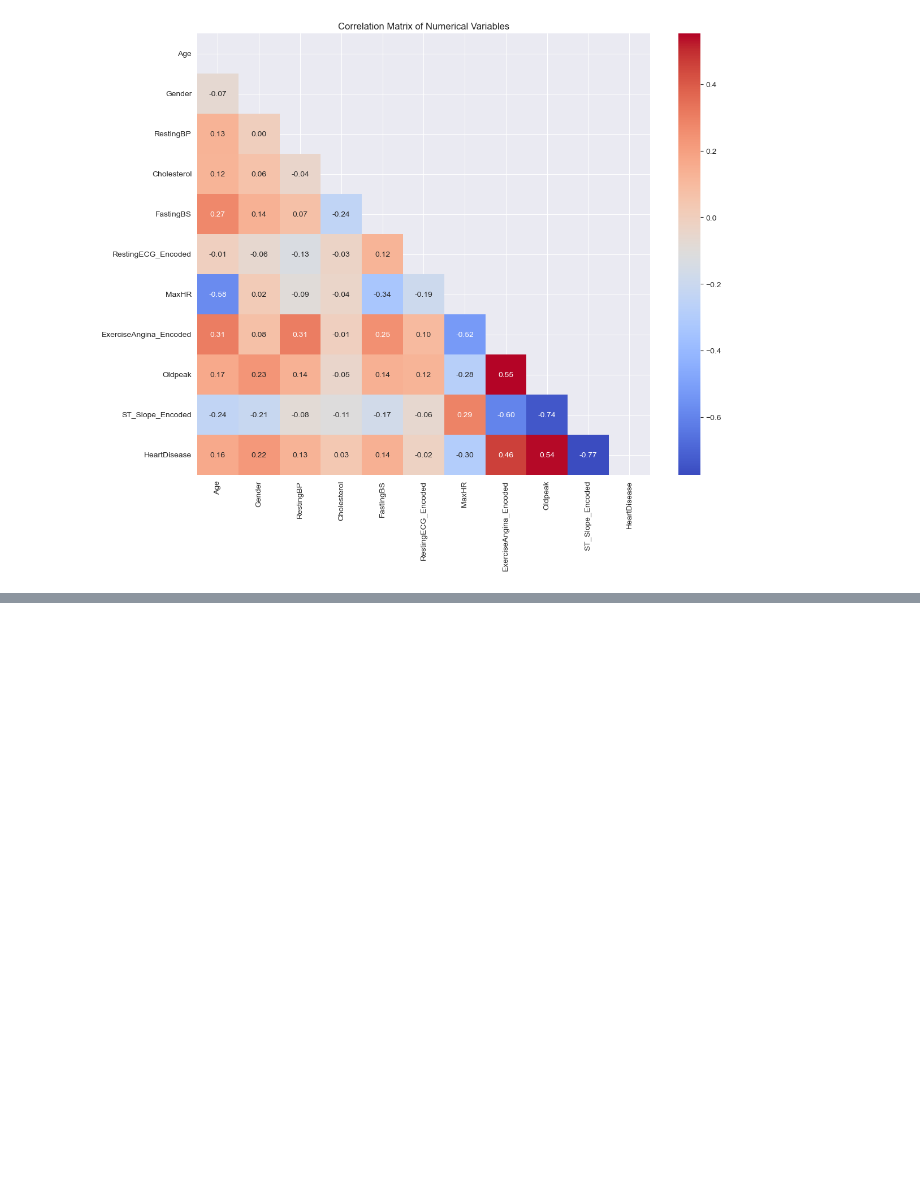
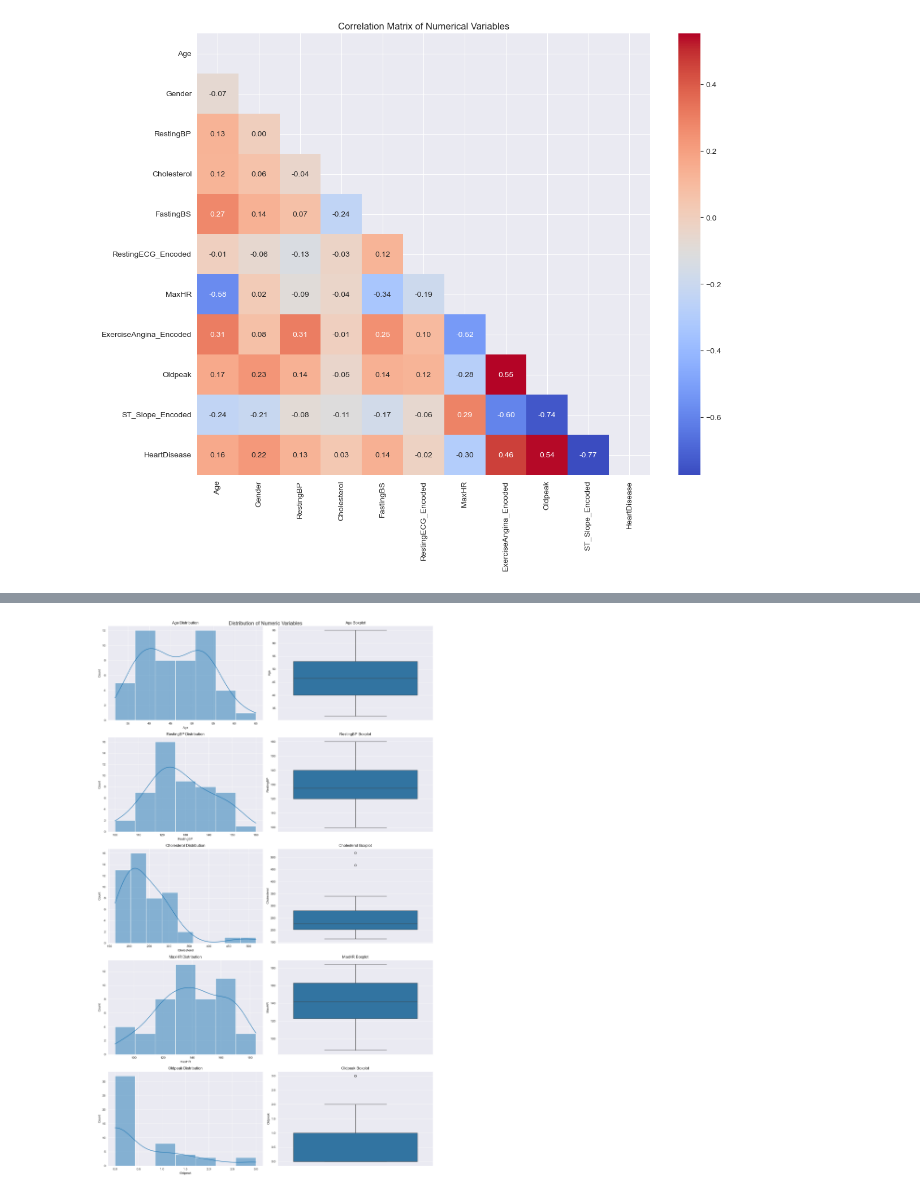
Before and after one commit to abdelmoniem-saad/Heart-Disease-Inferential-Statistics, a Jupyter notebook: Heart_Disease_Statistical_Inference.ipynb, the cells around one changed output, grey strips where cells are left out. Saved outputs shown, nothing was run; the diff lists cells and outputs as text; code cells hidden in the pictures; blank space fills up the shorter version.

```diff
--- a/Heart_Disease_Statistical_Inference.ipynb
+++ b/Heart_Disease_Statistical_Inference.ipynb
@@ -166,7 +170,5 @@ Name: proportion, dtype: object
 true_numeric = ['Age', 'RestingBP', 'Cholesterol', 'MaxHR', 'Oldpeak']
 binary_encoded = ['Gender', 'ExerciseAngina_Encoded', 'FastingBS', 'ST_Slope_Encoded', 'RestingECG_Encoded', 'HeartDisease']
 
-df = pd.get_dummies(df, columns=['ChestPainType'])
-
 df.head()
 # %% [output]
@@ -190,0 +209,17 @@ plt.show()
+# %%
+fig, axes = plt.subplots(len(true_numeric), 2, figsize=(15, 5 * len(true_numeric)))
+fig.suptitle('Distribution of Numeric Variables', fontsize=16)
+
+for i, col in enumerate(true_numeric):
+    # Histogram
+    sns.histplot(data=df, x=col, ax=axes[i, 0], kde=True)
+    axes[i, 0].set_title(f'{col} Distribution')
+
+    # Boxplot
+    sns.boxplot(data=df, y=col, ax=axes[i, 1])
+    axes[i, 1].set_title(f'{col} Boxplot')
+
+plt.tight_layout()
+plt.show()
+# %% [output]
+[figure, added]
```
Also changed, not shown: parts of 16 cells of this notebook.
